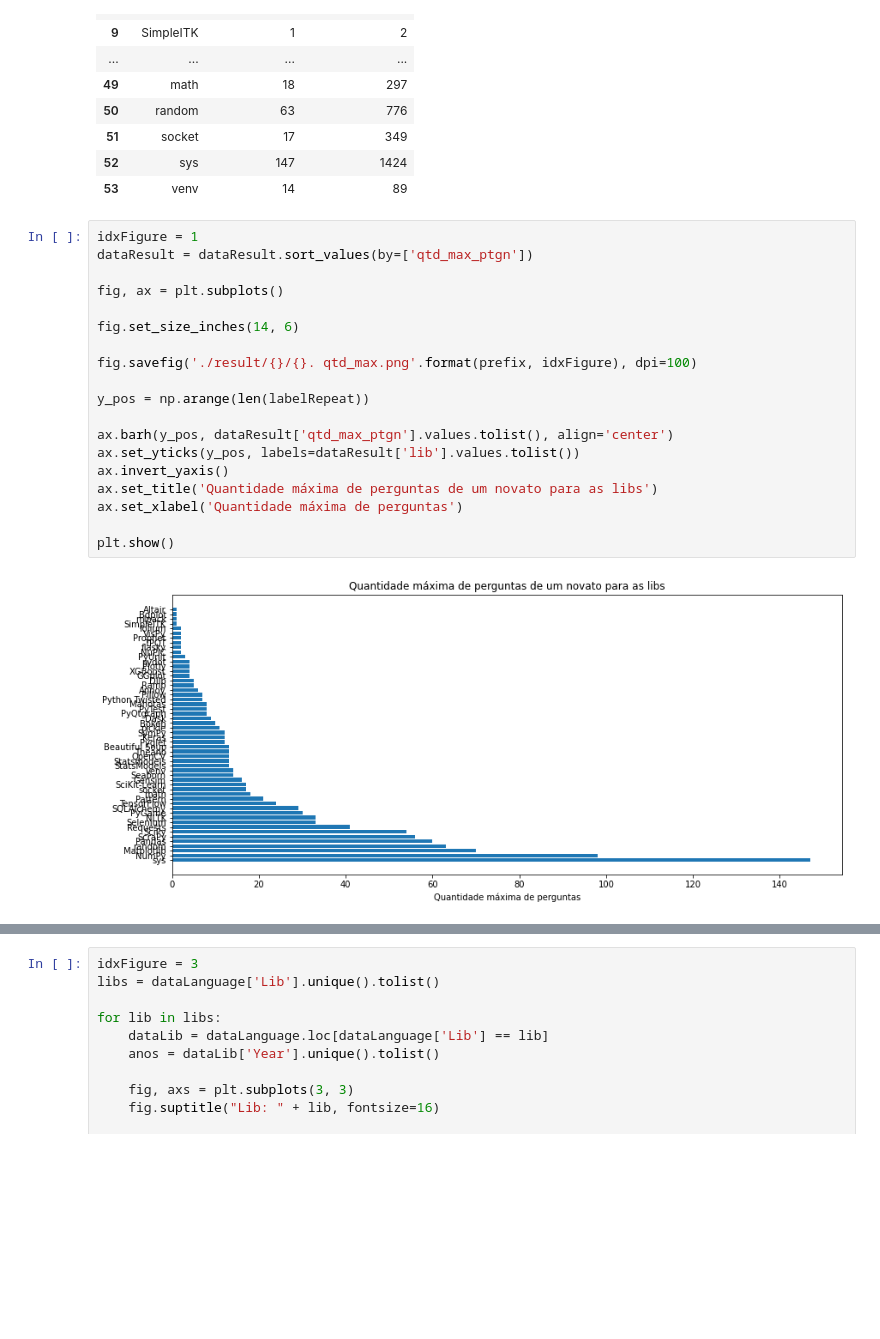
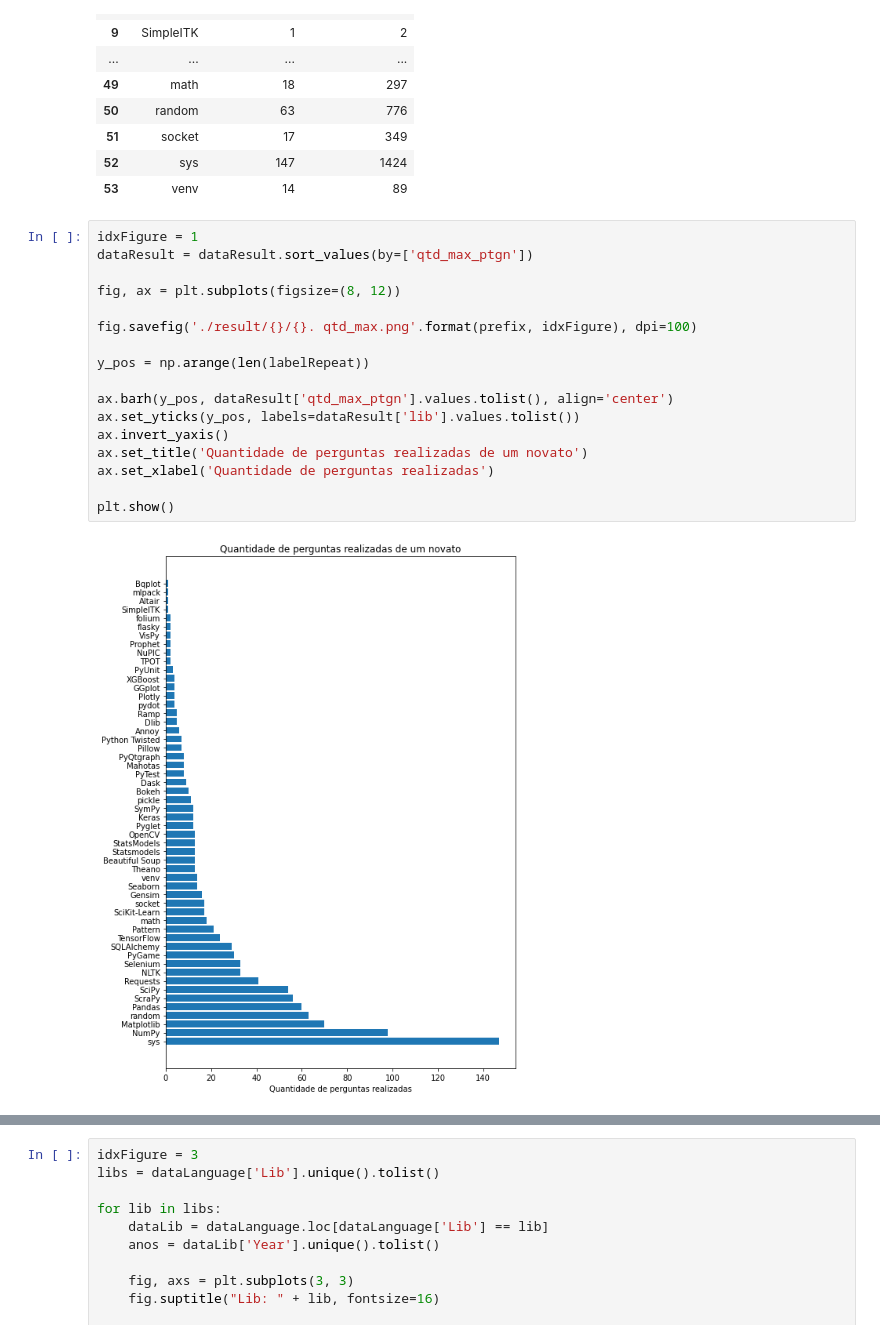
Before and after one commit to JuanFSR/EngenhariaEmpirica, a Jupyter notebook: 1. mineracao_python.ipynb, the cells around one changed output, grey strips where cells are left out. Saved outputs shown, nothing was run; the diff lists cells and outputs as text; blank space fills up the shorter version.

Commit message:
adicionando mais visualizações

```diff
--- a/1. mineracao_python.ipynb
+++ b/1. mineracao_python.ipynb
@@ -303,24 +310,22 @@ dataResult
 # %%
 idxFigure = 1
 dataResult = dataResult.sort_values(by=['qtd_max_ptgn'])
 
-fig, ax = plt.subplots()
-
-fig.set_size_inches(14, 6)
+fig, ax = plt.subplots(figsize=(8, 12))
 
 fig.savefig('./result/{}/{}. qtd_max.png'.format(prefix, idxFigure), dpi=100)
 
 y_pos = np.arange(len(labelRepeat))
 
 ax.barh(y_pos, dataResult['qtd_max_ptgn'].values.tolist(), align='center')
 ax.set_yticks(y_pos, labels=dataResult['lib'].values.tolist())
 ax.invert_yaxis()
-ax.set_title('Quantidade máxima de perguntas de um novato para as libs')
-ax.set_xlabel('Quantidade máxima de perguntas')
+ax.set_title('Quantidade de perguntas realizadas de um novato')
+ax.set_xlabel('Quantidade de perguntas realizadas')
 
 plt.show()
 # %% [output]
-[figure, old version]
+[figure, new version]
 # %%
 idxFigure = 2
 dataResult = dataResult.sort_values(by=['qtd_max_newers'])
```
Also changed, not shown: parts of 3 cells of this notebook, 3 other files.
